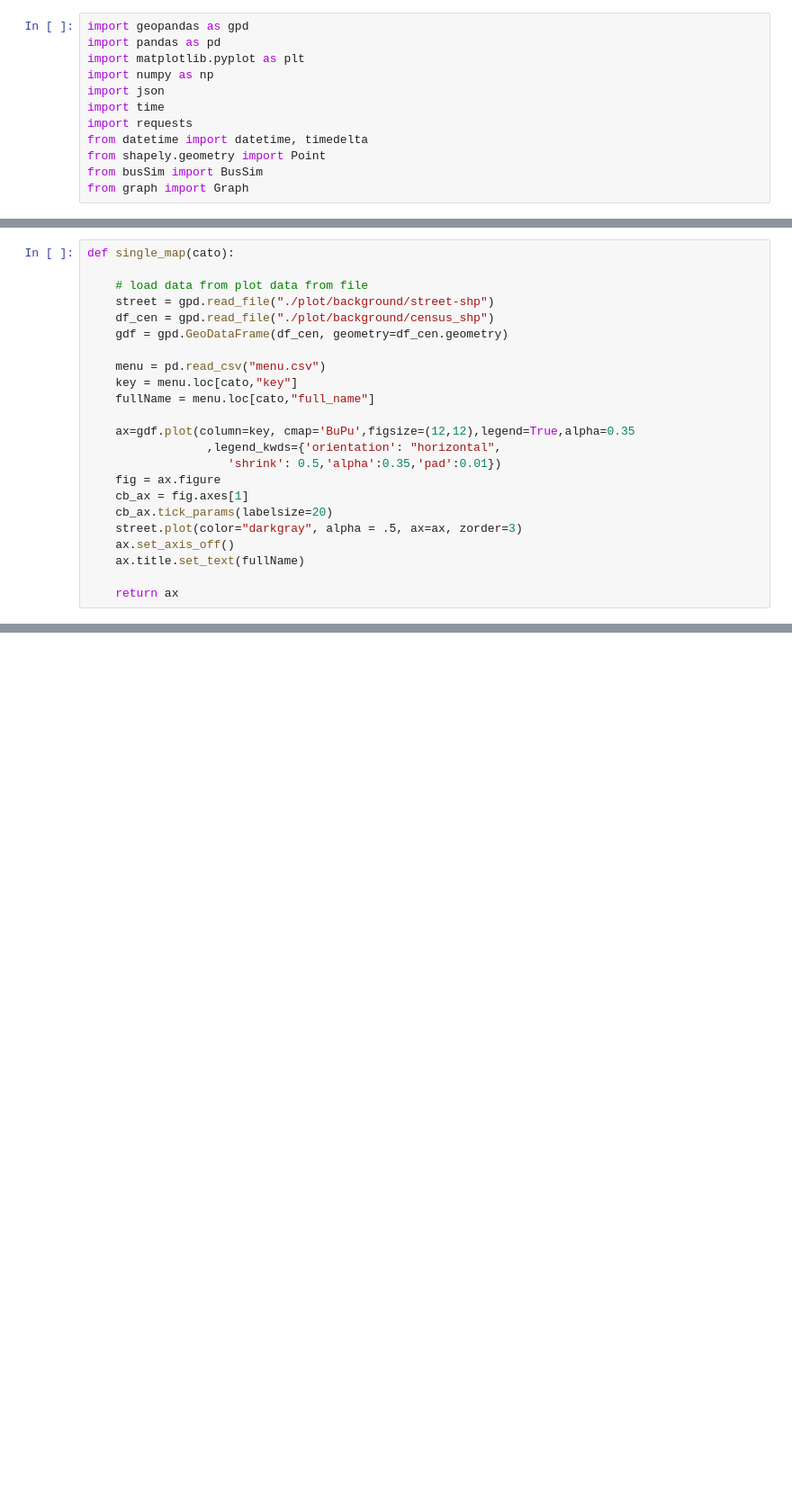
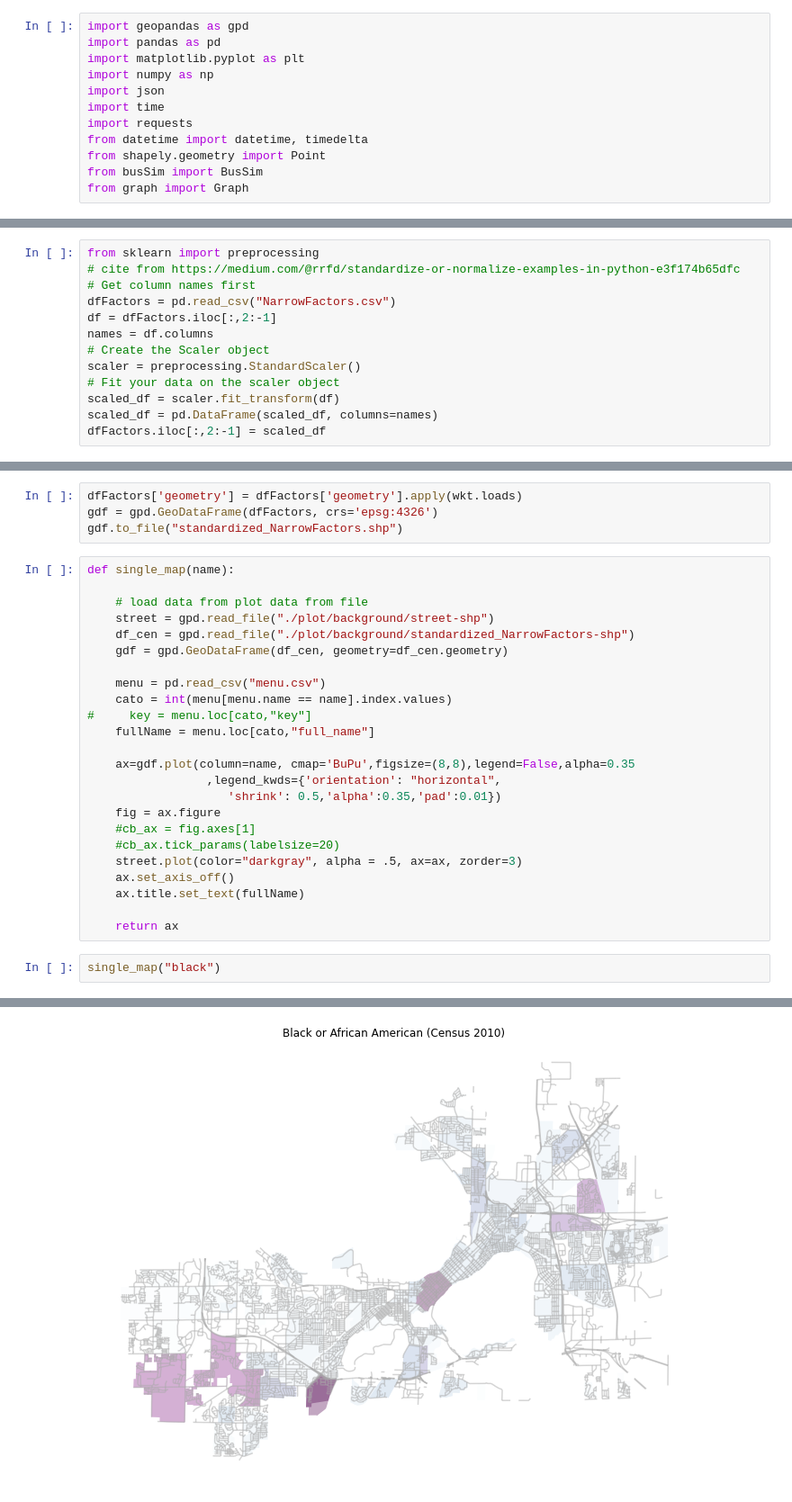
Before and after one commit to Dingyi-Z/Dream-Bus, a Jupyter notebook: Simulator/UtilityMap.ipynb, the cells around one changed output, grey strips where cells are left out. Shown at 90% size. Saved outputs shown, nothing was run; the diff lists cells and outputs as text; blank space fills up the shorter version.

Commit message:
Data Bazaar

```diff
--- a/Simulator/UtilityMap.ipynb
+++ b/Simulator/UtilityMap.ipynb
@@ -12,0 +20,13 @@ from graph import Graph
+# %%
+from sklearn import preprocessing
+# cite from https://medium.com/@rrfd/standardize-or-normalize-examples-in-python-e3f174b65dfc
+# Get column names first
+dfFactors = pd.read_csv("NarrowFactors.csv")
+df = dfFactors.iloc[:,2:-1]
+names = df.columns
+# Create the Scaler object
+scaler = preprocessing.StandardScaler()
+# Fit your data on the scaler object
+scaled_df = scaler.fit_transform(df)
+scaled_df = pd.DataFrame(scaled_df, columns=names)
+dfFactors.iloc[:,2:-1] = scaled_df
@@ -13,23 +39,31 @@ from graph import Graph
+# %%
+dfFactors['geometry'] = dfFactors['geometry'].apply(wkt.loads)
+gdf = gpd.GeoDataFrame(dfFactors, crs='epsg:4326')
+gdf.to_file("standardized_NarrowFactors.shp")
 # %%
-def single_map(cato):
+def single_map(name):
 
     # load data from plot data from file
     street = gpd.read_file("./plot/background/street-shp")
-    df_cen = gpd.read_file("./plot/background/census_shp")
+    df_cen = gpd.read_file("./plot/background/standardized_NarrowFactors-shp")
     gdf = gpd.GeoDataFrame(df_cen, geometry=df_cen.geometry)
 
     menu = pd.read_csv("menu.csv")
-    key = menu.loc[cato,"key"]
+    cato = int(menu[menu.name == name].index.values)
+#     key = menu.loc[cato,"key"]
     fullName = menu.loc[cato,"full_name"]
 
-    ax=gdf.plot(column=key, cmap='BuPu',figsize=(12,12),legend=True,alpha=0.35
+    ax=gdf.plot(column=name, cmap='BuPu',figsize=(8,8),legend=False,alpha=0.35
                  ,legend_kwds={'orientation': "horizontal",
                     'shrink': 0.5,'alpha':0.35,'pad':0.01})
     fig = ax.figure
-    cb_ax = fig.axes[1]
-    cb_ax.tick_params(labelsize=20)
+    #cb_ax = fig.axes[1]
+    #cb_ax.tick_params(labelsize=20)
     street.plot(color="darkgray", alpha = .5, ax=ax, zorder=3)
     ax.set_axis_off()
     ax.title.set_text(fullName)
 
     return ax
+# %%
+single_map("black")
+# %% [output]
@@ -36,3 +71,4 @@ def single_map(cato):
+[figure, added]
 # %%
 def print_menu():
     menu = pd.read_csv("menu.csv")
```
Also changed, not shown: parts of 13 cells of this notebook, 33 other files.
